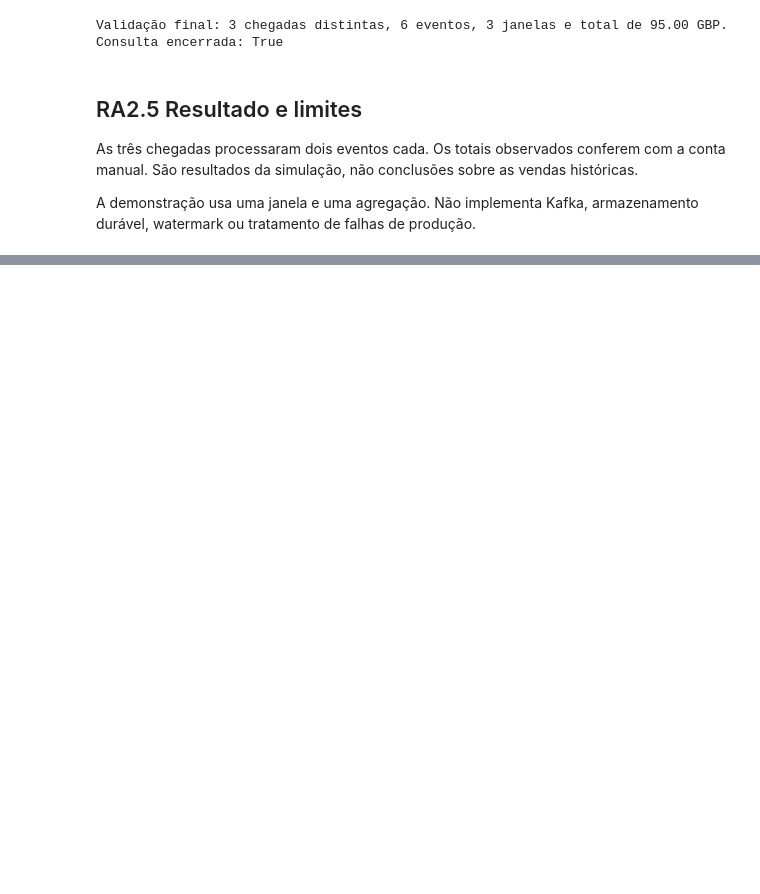
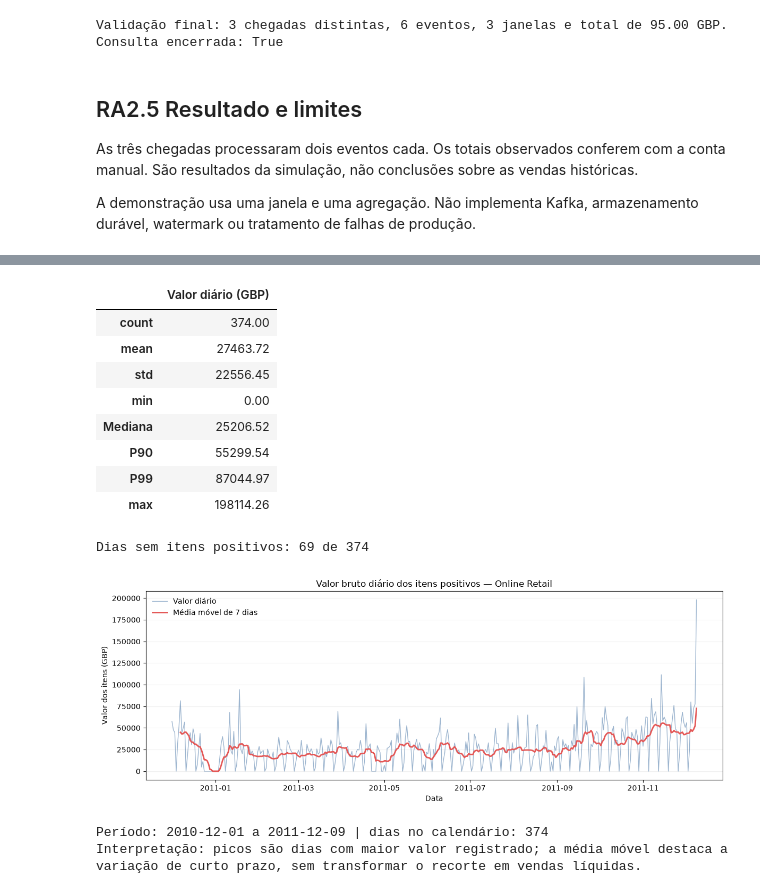
Before and after one commit to ghastsantos/data-analytics-ra1-ra2, a Jupyter notebook: projeto_data_analytics.ipynb, the cells around one changed output, grey strips where cells are left out. Cells and saved outputs as stored; diff of their text form; code cells hidden in the pictures; blank space fills up the shorter version.

```diff
--- a/projeto_data_analytics.ipynb
+++ b/projeto_data_analytics.ipynb
@@ -571,0 +697,35 @@ print(json.dumps(execution_record, ensure_ascii=False, indent=2))
+# %%
+ra3_daily = build_daily_dataset(loaded)
+daily_distribution = ra3_daily["DailyValueGBP"].describe(
+    percentiles=[.50, .90, .99]
+).rename({"50%": "Mediana", "90%": "P90", "99%": "P99"}).to_frame("Valor diário (GBP)")
+display(daily_distribution.round(2))
+print(f"Dias sem itens positivos: {int(ra3_daily['ItemLines'].eq(0).sum())} de {len(ra3_daily)}")
+ra3_rolling = ra3_daily["DailyValueGBP"].rolling(7, min_periods=7).mean()
+fig, ax = plt.subplots(figsize=(12, 4.5))
+ax.plot(ra3_daily.index, ra3_daily["DailyValueGBP"], color="#4C78A8", alpha=.55,
+        linewidth=1, label="Valor diário")
+ax.plot(ra3_daily.index, ra3_rolling, color="#E45756", linewidth=2,
+        label="Média móvel de 7 dias")
+ax.set(title="Valor bruto diário dos itens positivos — Online Retail",
+       xlabel="Data", ylabel="Valor dos itens (GBP)")
+ax.legend(frameon=False)
+ax.grid(axis="y", alpha=.2)
+fig.tight_layout()
+plt.show()
+print(f"Período: {ra3_daily.index.min().date()} a {ra3_daily.index.max().date()} | dias no calendário: {len(ra3_daily)}")
+print("Interpretação: picos são dias com maior valor registrado; a média móvel destaca a variação de curto prazo, sem transformar o recorte em vendas líquidas.")
+# %% [output]
+|  | Valor diário (GBP) |
+| count | 374.00 |
+| mean | 27463.72 |
+| std | 22556.45 |
+| min | 0.00 |
+| Mediana | 25206.52 |
+| P90 | 55299.54 |
+| P99 | 87044.97 |
+| max | 198114.26 |
+Dias sem itens positivos: 69 de 374
+[figure, added]
+Período: 2010-12-01 a 2011-12-09 | dias no calendário: 374
+Interpretação: picos são dias com maior valor registrado; a média móvel destaca a variação de curto prazo, sem transformar o recorte em vendas líquidas.
```
Also changed, not shown: parts of 24 cells of this notebook, 14 other files.
